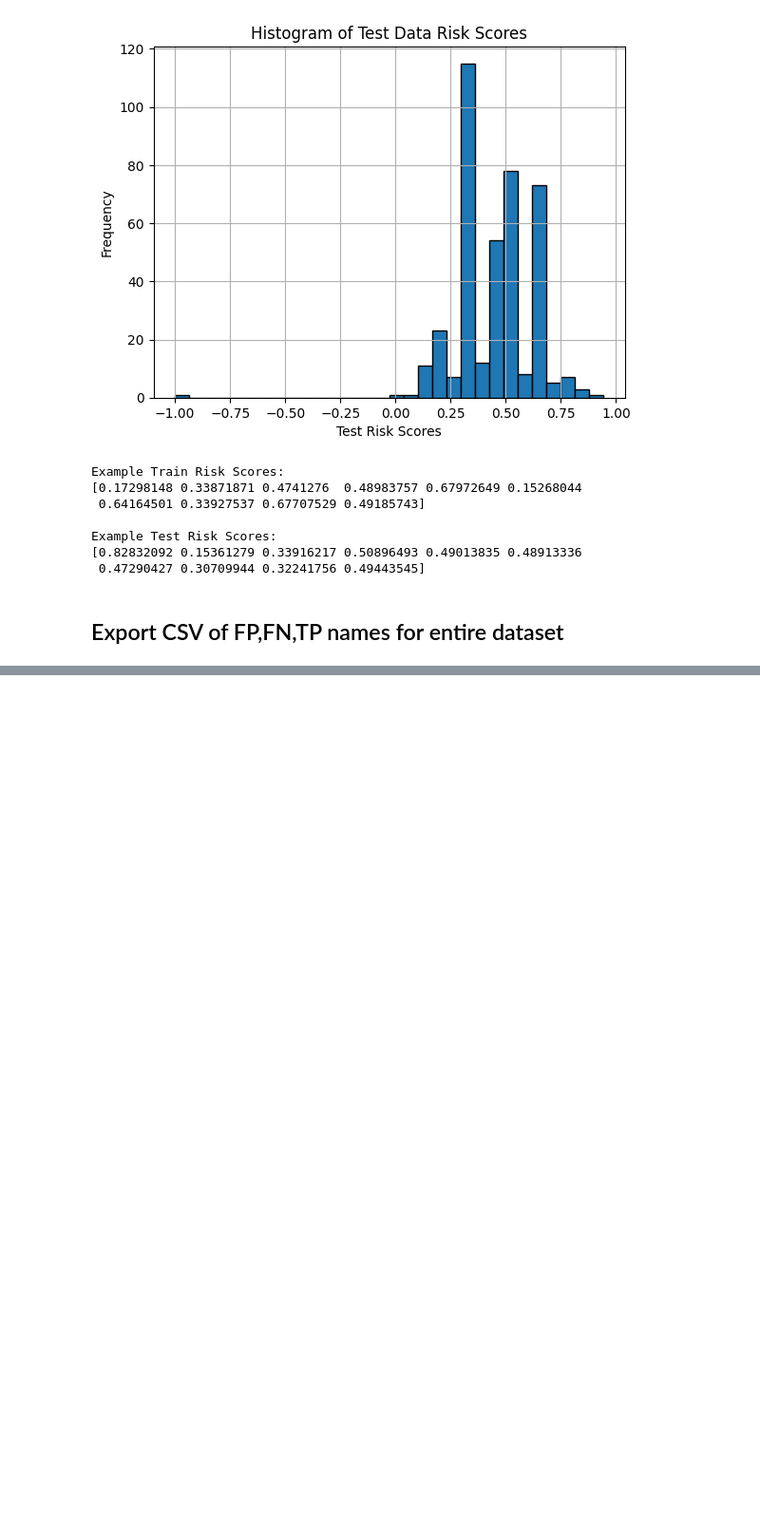
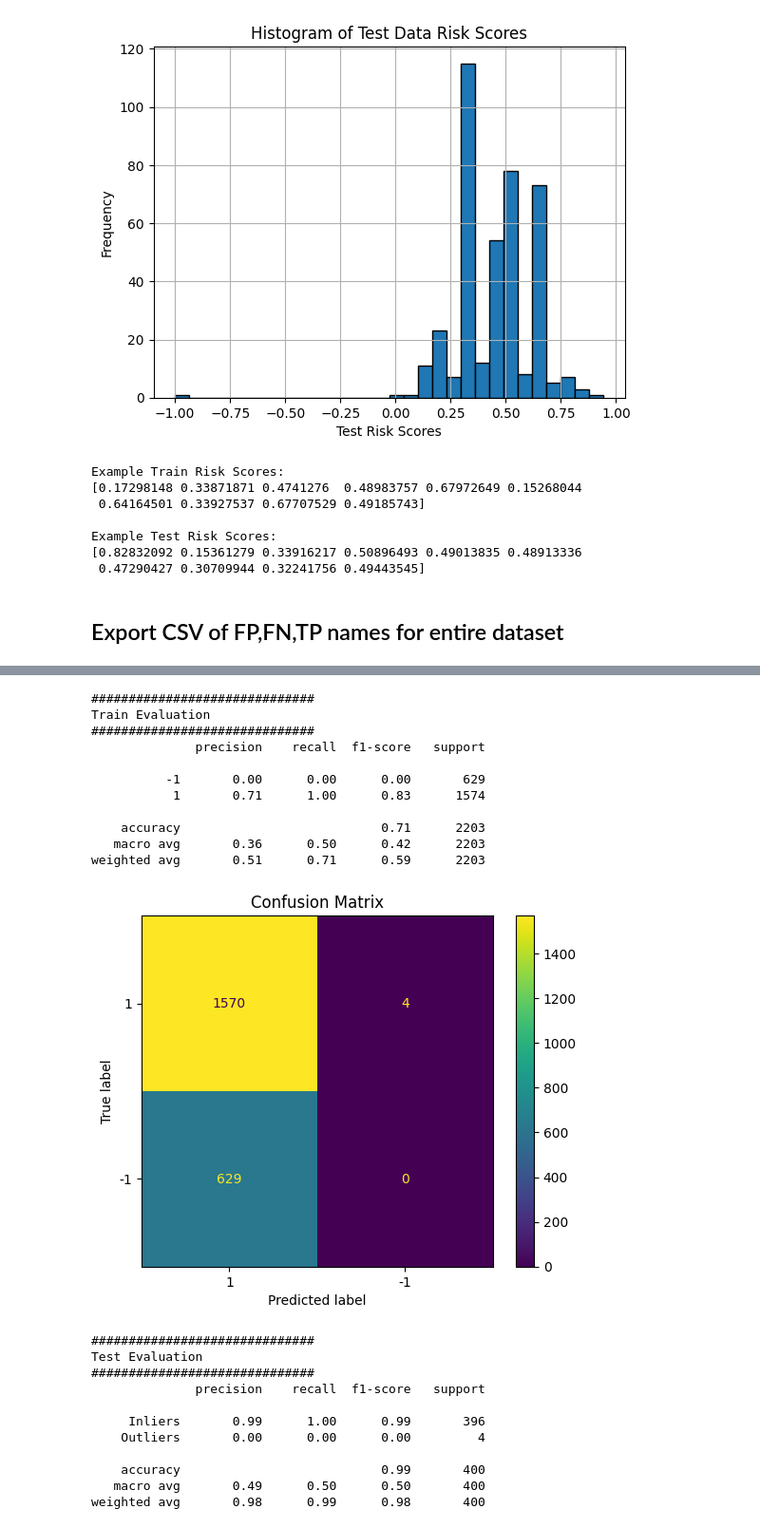
Before and after one commit to mel0778/dsa4263, a Jupyter notebook: code/model_SVM.ipynb, the cells around one changed output, grey strips where cells are left out. Shown: that part at 95% size. Saved outputs shown, nothing was run; the diff lists cells and outputs as text; code cells hidden in the pictures; blank space fills up the shorter version.

Commit message:
put smote back, zero division for f1

```diff
--- a/code/model_SVM.ipynb
+++ b/code/model_SVM.ipynb
@@ -330,0 +336,12 @@ df.to_csv('minority_users_svm.csv', index=False)
+# %%
+from imblearn.over_sampling import SMOTE
+
+# transform the dataset
+oversample = SMOTE(sampling_strategy=0.4)
+resampled_X_train, resampled_y_train = oversample.fit_resample(X_train, y_train)
+scaler = StandardScaler()
+resampled_X_train = scaler.fit_transform(resampled_X_train)
+X_test_scaled = scaler.transform(X_test)
+
+print("Train Labels after Resampling")
+print(Counter(resampled_y_train))
@@ -330,0 +351,6 @@ df.to_csv('minority_users_svm.csv', index=False)
+# %%
+def make_binary_labels(labels):
+    return np.where(labels == 1, -1, 1)
+
+y_train_smote = make_binary_labels(resampled_y_train)
+y_test_smote = make_binary_labels(y_test)
@@ -330,0 +399,57 @@ df.to_csv('minority_users_svm.csv', index=False)
+# %%
+print("##############################")
+print("Train Evaluation")
+print("##############################")
+# wider param grid, no smote
+smote_train_pred = smote_clf.predict(resampled_X_train)
+print(classification_report(y_train_smote, smote_train_pred))
+
+
+conf_matrix = confusion_matrix(y_train_smote, smote_train_pred, labels=[1, -1])
+
+disp = ConfusionMatrixDisplay(confusion_matrix=conf_matrix,
+                                display_labels=[1, -1])
+disp.plot()
+plt.title('Confusion Matrix')
+plt.show()
+
+# (-1 for outliers, 1 for inliers)
+print("##############################")
+print("Test Evaluation")
+print("##############################")
+
+smote_test_pred = smote_clf.predict(X_test_scaled)
+labels = [1, -1]  # -1 for Outliers, 1 for Inliers
+
+print(classification_report(y_true=y_test_smote, y_pred=smote_test_pred,labels=labels, target_names=['Inliers', 'Outliers']))
+
+conf_matrix = confusion_matrix(y_test_smote, smote_test_pred, labels=labels)
+
+disp = ConfusionMatrixDisplay(confusion_matrix=conf_matrix, display_labels=['Inliers', 'Outliers'])
+disp.plot()
+plt.title('Confusion Matrix')
+plt.show()
+# %% [output]
+##############################
+Train Evaluation
+##############################
+              precision    recall  f1-score   support
+
+          -1       0.00      0.00      0.00       629
+           1       0.71      1.00      0.83      1574
+
+    accuracy                           0.71      2203
+   macro avg       0.36      0.50      0.42      2203
+weighted avg       0.51      0.71      0.59      2203
+[figure, added]
+##############################
+Test Evaluation
+##############################
+              precision    recall  f1-score   support
+
+     Inliers       0.99      1.00      0.99       396
+    Outliers       0.00      0.00      0.00         4
+
+    accuracy                           0.99       400
+   macro avg       0.49      0.50      0.50       400
+weighted avg       0.98      0.99      0.98       400
```
Also changed, not shown: parts of 6 cells of this notebook.
